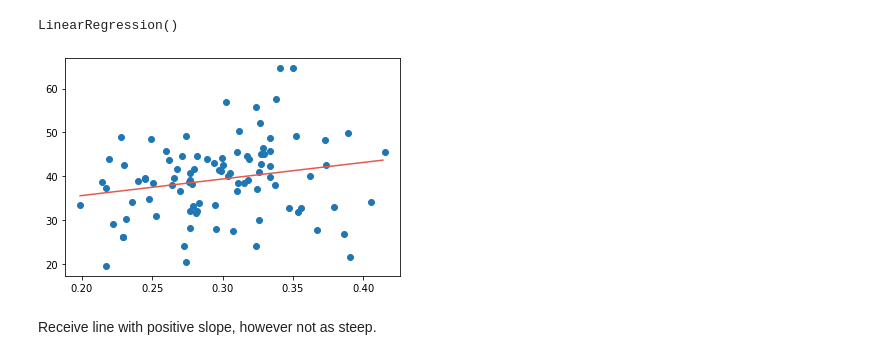
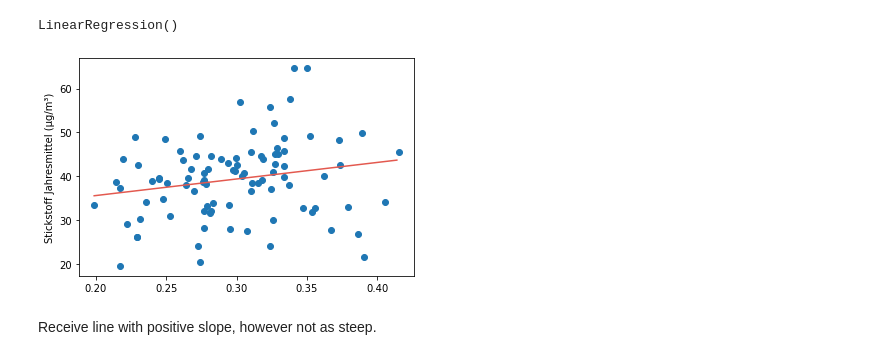
Before and after one commit to RaumschiffGS/Data-Science-Project, a Jupyter notebook: Kraftfahrzeugbestand/merge_analysis.ipynb, the cells around one changed output. Saved outputs shown, nothing was run; the diff lists cells and outputs as text; code cells hidden in the pictures.

```diff
--- a/Kraftfahrzeugbestand/merge_analysis.ipynb
+++ b/Kraftfahrzeugbestand/merge_analysis.ipynb
@@ -343,10 +349,11 @@ LinearRegression()
 # %%
 plt.scatter(train_x, train_y)
 vals = np.arange(min(train_x),max(train_x), step=0.005).reshape(-1,1)
 plt.plot(vals, regr.predict(vals), color=(227/255, 89/255, 79/255))
-plt.show()
+plt.ylabel("Stickstoff Jahresmittel (µg/m³)")
+plt.savefig("linear_regression_2.png")
 # %% [output]
-[figure, old version]
+[figure, new version]
 # %% [markdown]
 Receive line with positive slope, however not as steep.
 # %% [markdown]
```
Also changed, not shown: parts of 12 cells of this notebook, 15 other files.
